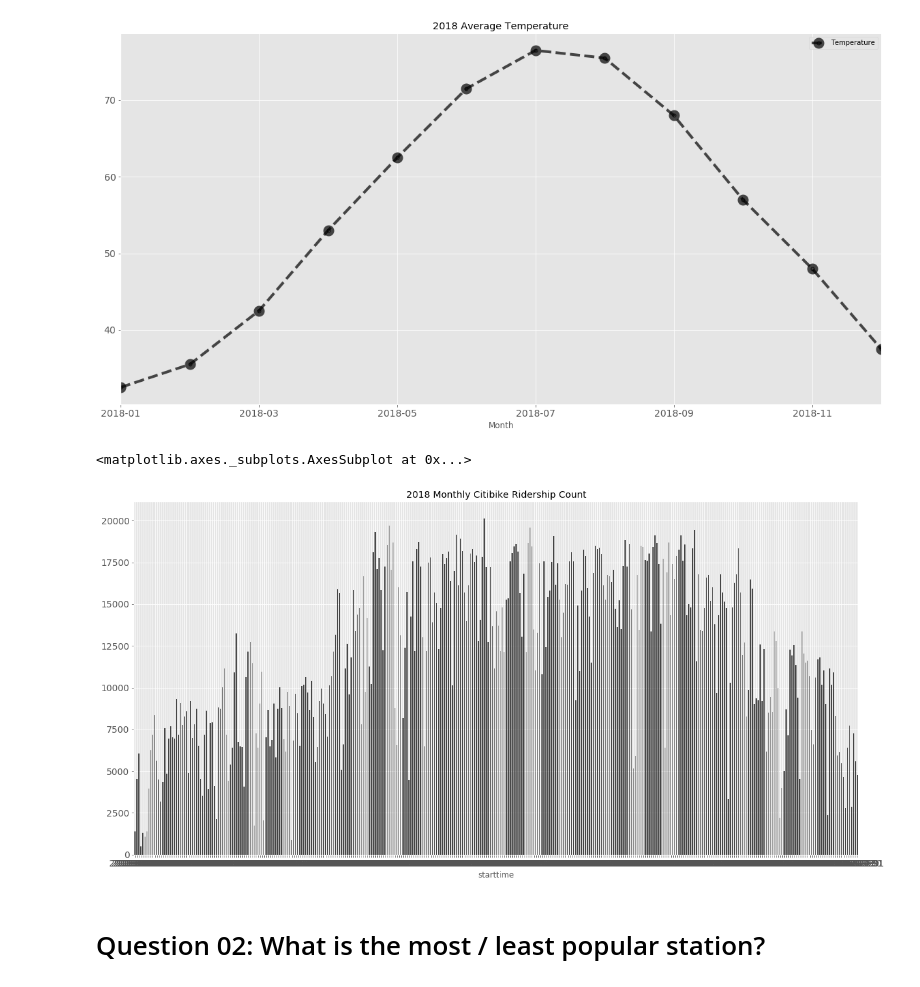
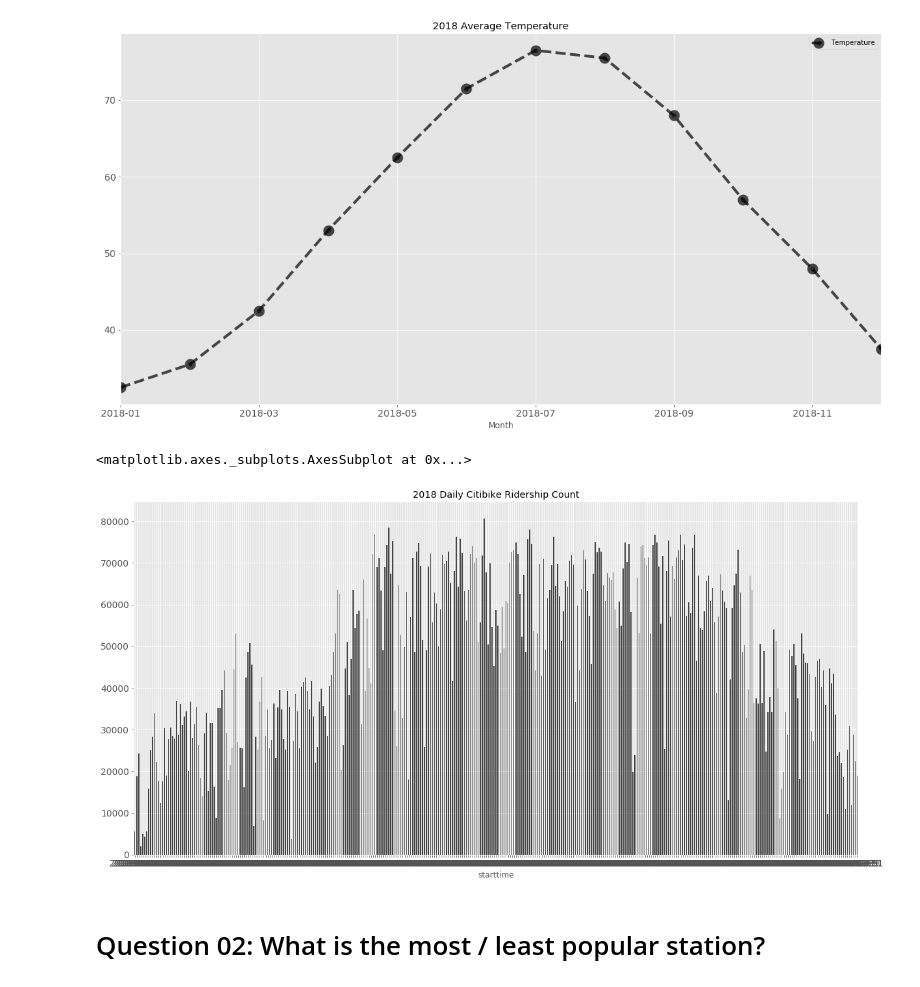
Before and after one commit to ygchan/Citibike, a Jupyter notebook: Main.ipynb, the cells around one changed output. Saved outputs shown, nothing was run; the diff lists cells and outputs as text; code cells hidden in the pictures.

```diff
--- a/Main.ipynb
+++ b/Main.ipynb
@@ -129,6 +209,0 @@ tempCitibike = []
-# %%
-citibike.columns = citibike.columns.str.replace(' ', '_')
-
-pp = pprint.PrettyPrinter(indent=4)
-print('The new column names:')
-pp.pprint(list(citibike.columns))
@@ -151,0 +210,9 @@ The new column names:
+# %%
+pp = pprint.PrettyPrinter(indent=4)
+print('The citibike DataFrame column names:')
+pp.pprint(list(citibike.columns))
+
+# Convert station ids from float to int
+# https://stackoverflow.com/a/21291622
+citibike.start_station_id = citibike.start_station_id.astype(int)
+citibike.end_station_id = citibike.end_station_id.astype(int)
@@ -311,17 +392,17 @@ temperature_df.plot(
 # %%
 daily_answer.plot(
     figsize=(20,10),
     kind='bar',
-    title='2018 Monthly Citibike Ridership Count',
+    title='2018 Daily Citibike Ridership Count',
     fontsize=14,
     legend=False,
     color='k',
     alpha=0.7,
     rot=0
 )
 # %% [output]
 <matplotlib.axes._subplots.AxesSubplot at 0x...>
-[figure, old version]
+[figure, new version]
 # %%
 # Through manual checks on weather history, the dip in the individual months are
 # contributed by rain fall, when it is rainning that day, there are siginficantly
```
Also changed, not shown: parts of 62 cells of this notebook.
